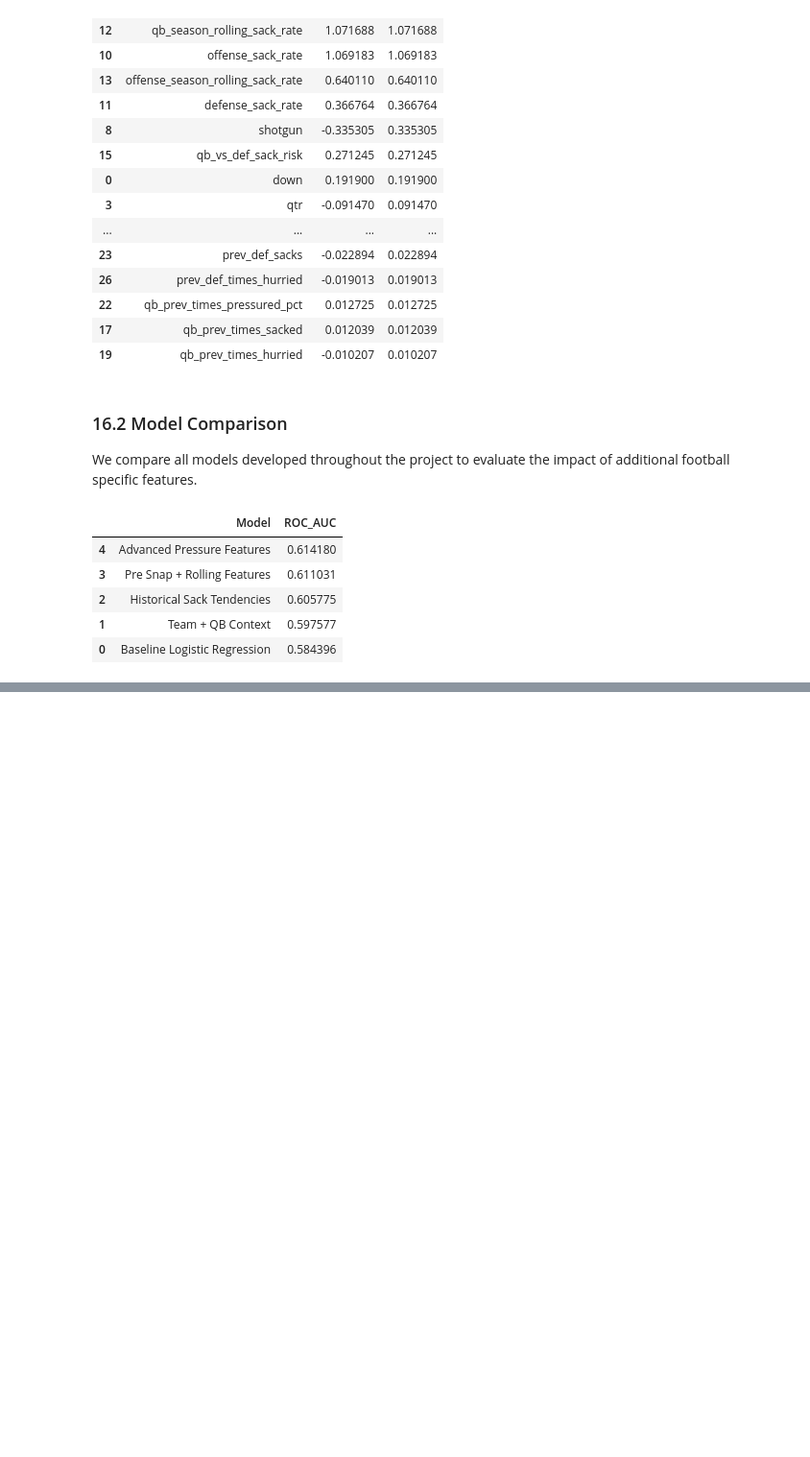
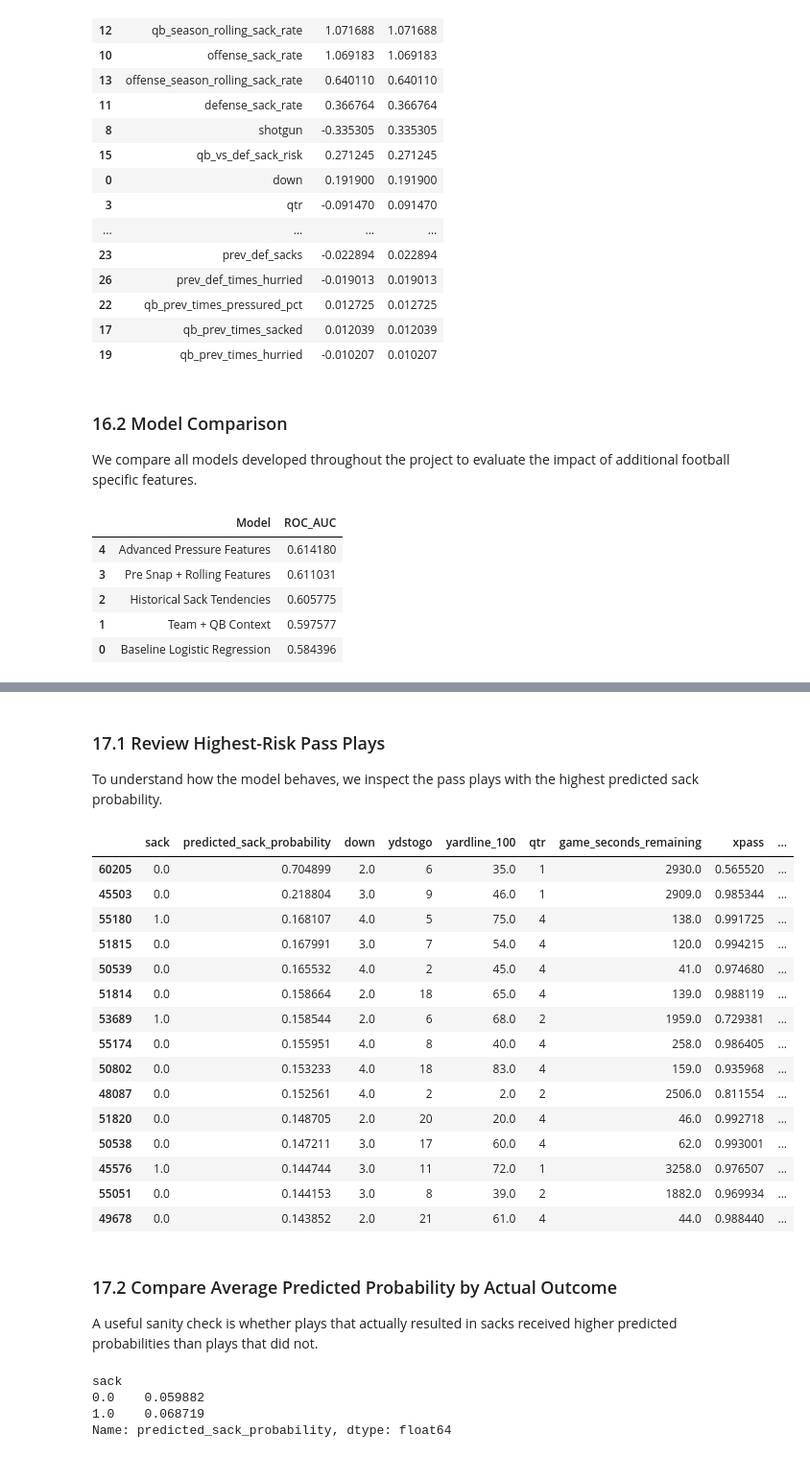
Before and after one commit to ethanfr10/NFL-Sack-Prediction, a Jupyter notebook: notebooks/01_data_exploration.ipynb, the cells around one changed output, grey strips where cells are left out. Shown at 96% size. Cells and saved outputs as stored; diff of their text form; code cells hidden in the pictures; blank space fills up the shorter version.

```diff
--- a/notebooks/01_data_exploration.ipynb
+++ b/notebooks/01_data_exploration.ipynb
@@ -1368,0 +1392,55 @@ results.sort_values(
+# %% [markdown]
+### 17.1 Review Highest-Risk Pass Plays
+
+To understand how the model behaves, we inspect the pass plays with the highest predicted sack probability.
+# %%
+highest_risk_plays = (
+    test_predictions
+    .sort_values("predicted_sack_probability", ascending=False)
+    .head(15)
+)
+
+highest_risk_plays[[
+    "sack",
+    "predicted_sack_probability",
+    "down",
+    "ydstogo",
+    "yardline_100",
+    "qtr",
+    "game_seconds_remaining",
+    "xpass",
+    "qb_sack_rate",
+    "offense_sack_rate",
+    "defense_sack_rate",
+    "qb_season_rolling_sack_rate",
+    "offense_season_rolling_sack_rate",
+    "defense_season_rolling_sack_rate"
+]]
+# %% [output]
+|  | sack | predicted_sack_probability | down | ydstogo | yardline_100 | qtr | game_seconds_remaining | xpass | ... |
+| 60205 | 0.0 | 0.704899 | 2.0 | 6 | 35.0 | 1 | 2930.0 | 0.565520 | ... |
+| 45503 | 0.0 | 0.218804 | 3.0 | 9 | 46.0 | 1 | 2909.0 | 0.985344 | ... |
+| 55180 | 1.0 | 0.168107 | 4.0 | 5 | 75.0 | 4 | 138.0 | 0.991725 | ... |
+| 51815 | 0.0 | 0.167991 | 3.0 | 7 | 54.0 | 4 | 120.0 | 0.994215 | ... |
+| 50539 | 0.0 | 0.165532 | 4.0 | 2 | 45.0 | 4 | 41.0 | 0.974680 | ... |
+| 51814 | 0.0 | 0.158664 | 2.0 | 18 | 65.0 | 4 | 139.0 | 0.988119 | ... |
+| 53689 | 1.0 | 0.158544 | 2.0 | 6 | 68.0 | 2 | 1959.0 | 0.729381 | ... |
+| 55174 | 0.0 | 0.155951 | 4.0 | 8 | 40.0 | 4 | 258.0 | 0.986405 | ... |
+| 50802 | 0.0 | 0.153233 | 4.0 | 18 | 83.0 | 4 | 159.0 | 0.935968 | ... |
+| 48087 | 0.0 | 0.152561 | 4.0 | 2 | 2.0 | 2 | 2506.0 | 0.811554 | ... |
+| 51820 | 0.0 | 0.148705 | 2.0 | 20 | 20.0 | 4 | 46.0 | 0.992718 | ... |
+| 50538 | 0.0 | 0.147211 | 3.0 | 17 | 60.0 | 4 | 62.0 | 0.993001 | ... |
+| 45576 | 1.0 | 0.144744 | 3.0 | 11 | 72.0 | 1 | 3258.0 | 0.976507 | ... |
+| 55051 | 0.0 | 0.144153 | 3.0 | 8 | 39.0 | 2 | 1882.0 | 0.969934 | ... |
+| 49678 | 0.0 | 0.143852 | 2.0 | 21 | 61.0 | 4 | 44.0 | 0.988440 | ... |
+# %% [markdown]
+### 17.2 Compare Average Predicted Probability by Actual Outcome
+
+A useful sanity check is whether plays that actually resulted in sacks received higher predicted probabilities than plays that did not.
+# %%
+test_predictions.groupby("sack")["predicted_sack_probability"].mean()
+# %% [output]
+sack
+0.0    0.059882
+1.0    0.068719
+Name: predicted_sack_probability, dtype: float64
```
Also changed, not shown: parts of 4 cells of this notebook, 2 other files.
